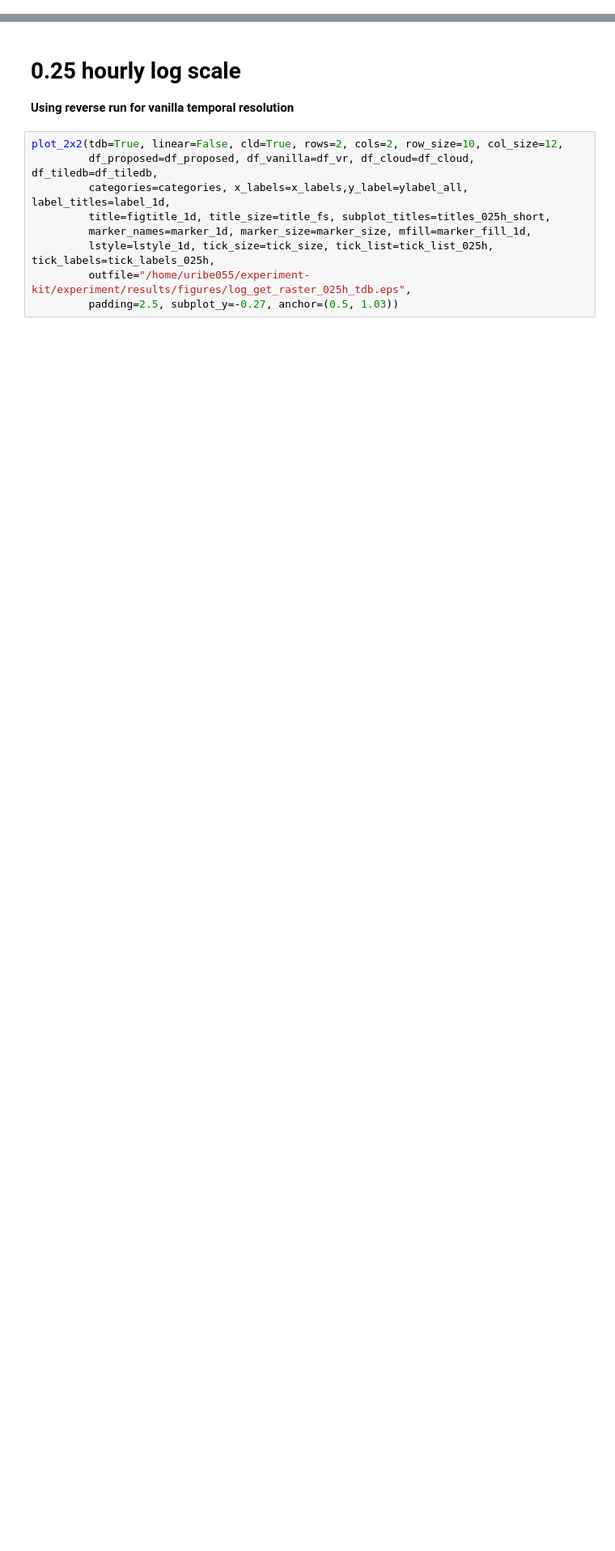
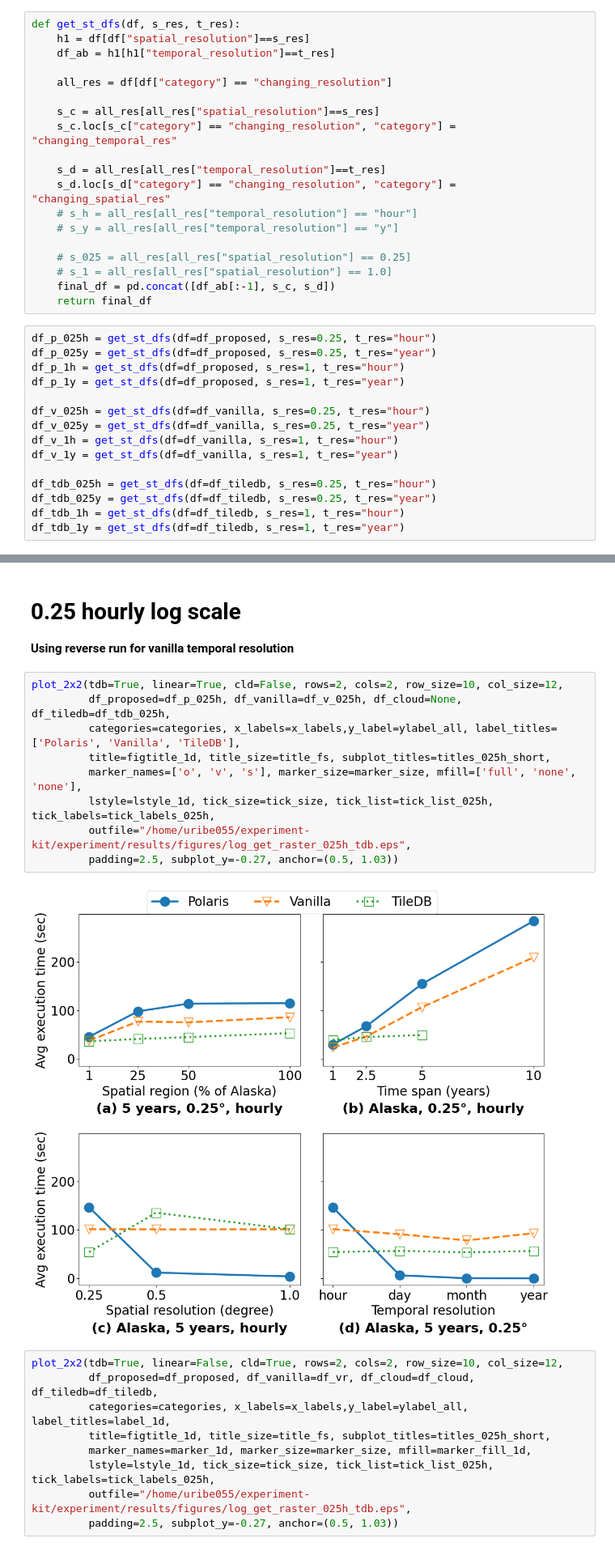
Before and after one commit to iharp3/experiment-kit, a Jupyter notebook: experiment/results/plot.ipynb, the cells around one changed output, grey strips where cells are left out. Shown at 81% size. Saved outputs shown, nothing was run; the diff lists cells and outputs as text; blank space fills up the shorter version.

Commit message:
plotting and vanilla additional exp

```diff
--- a/experiment/results/plot.ipynb
+++ b/experiment/results/plot.ipynb
@@ -89,0 +135,34 @@ def load_find_time_results(res_list):
+# %%
+def get_st_dfs(df, s_res, t_res):
+    h1 = df[df["spatial_resolution"]==s_res]
+    df_ab = h1[h1["temporal_resolution"]==t_res]
+
+    all_res = df[df["category"] == "changing_resolution"]
+
+    s_c = all_res[all_res["spatial_resolution"]==s_res]
+    s_c.loc[s_c["category"] == "changing_resolution", "category"] = "changing_temporal_res"
+
+    s_d = all_res[all_res["temporal_resolution"]==t_res]
+    s_d.loc[s_d["category"] == "changing_resolution", "category"] = "changing_spatial_res"
+    # s_h = all_res[all_res["temporal_resolution"] == "hour"]
+    # s_y = all_res[all_res["temporal_resolution"] == "y"]
+
+    # s_025 = all_res[all_res["spatial_resolution"] == 0.25]
+    # s_1 = all_res[all_res["spatial_resolution"] == 1.0]
+    final_df = pd.concat([df_ab[:-1], s_c, s_d])
+    return final_df
+# %%
+df_p_025h = get_st_dfs(df=df_proposed, s_res=0.25, t_res="hour")
+df_p_025y = get_st_dfs(df=df_proposed, s_res=0.25, t_res="year")
+df_p_1h = get_st_dfs(df=df_proposed, s_res=1, t_res="hour")
+df_p_1y = get_st_dfs(df=df_proposed, s_res=1, t_res="year")
+
+df_v_025h = get_st_dfs(df=df_vanilla, s_res=0.25, t_res="hour")
+df_v_025y = get_st_dfs(df=df_vanilla, s_res=0.25, t_res="year")
+df_v_1h = get_st_dfs(df=df_vanilla, s_res=1, t_res="hour")
+df_v_1y = get_st_dfs(df=df_vanilla, s_res=1, t_res="year")
+
+df_tdb_025h = get_st_dfs(df=df_tiledb, s_res=0.25, t_res="hour")
+df_tdb_025y = get_st_dfs(df=df_tiledb, s_res=0.25, t_res="year")
+df_tdb_1h = get_st_dfs(df=df_tiledb, s_res=1, t_res="hour")
+df_tdb_1y = get_st_dfs(df=df_tiledb, s_res=1, t_res="year")
@@ -445,6 +562,17 @@ plot_heatmap_results(df_p=df_p_h, df_v=df_v_h, df_t=df_tdb_h, linear=False,
 # %% [markdown]
 # 0.25 hourly log scale
 **Using reverse run for vanilla temporal resolution**
+# %%
+plot_2x2(tdb=True, linear=True, cld=False, rows=2, cols=2, row_size=10, col_size=12,
+         df_proposed=df_p_025h, df_vanilla=df_v_025h, df_cloud=None, df_tiledb=df_tdb_025h,
+         categories=categories, x_labels=x_labels,y_label=ylabel_all, label_titles=['Polaris', 'Vanilla', 'TileDB'],
+         title=figtitle_1d, title_size=title_fs, subplot_titles=titles_025h_short,
+         marker_names=['o', 'v', 's'], marker_size=marker_size, mfill=['full', 'none', 'none'],
+         lstyle=lstyle_1d, tick_size=tick_size, tick_list=tick_list_025h, tick_labels=tick_labels_025h,
+         outfile="/home/uribe055/experiment-kit/experiment/results/figures/log_get_raster_025h_tdb.eps",
+         padding=2.5, subplot_y=-0.27, anchor=(0.5, 1.03))
+# %% [output]
+[figure, added]
 # %%
 plot_2x2(tdb=True, linear=False, cld=True, rows=2, cols=2, row_size=10, col_size=12,
          df_proposed=df_proposed, df_vanilla=df_vr, df_cloud=df_cloud, df_tiledb=df_tiledb,
```
Also changed, not shown: parts of 8 cells of this notebook, 3 other files.
